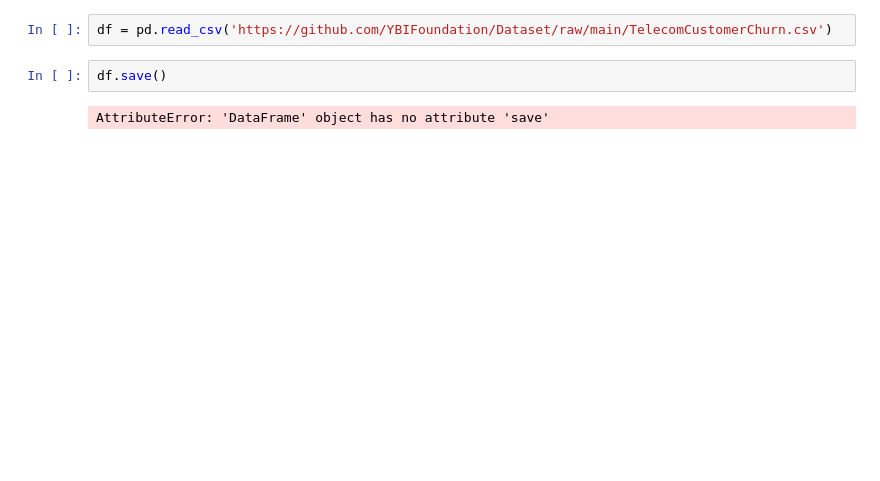
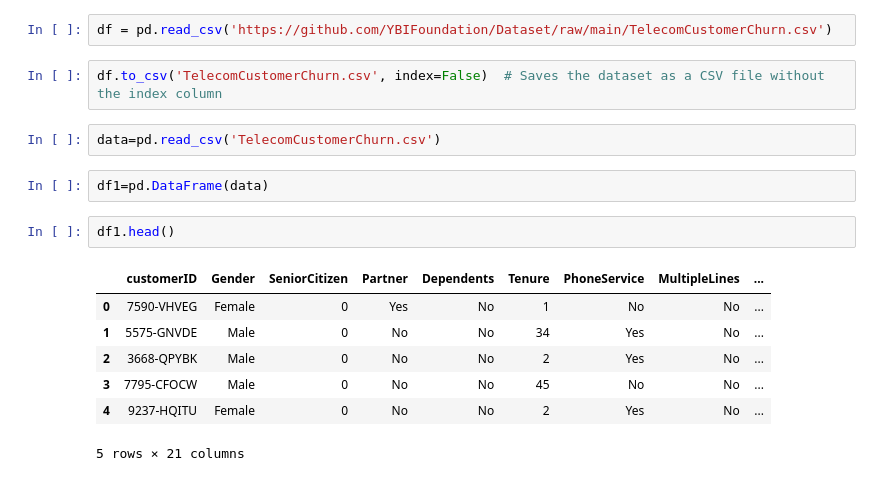
Before and after one commit to nirajkark/Complete_Datascience, a Jupyter notebook: Customer Churn Prediction/main.ipynb, the cells around one changed output. Drawn from its saved outputs; the diff is of its cells as text; blank space fills up the shorter version.

Commit message:
preprocessed and cleaned the data

```diff
--- a/Customer Churn Prediction/main.ipynb
+++ b/Customer Churn Prediction/main.ipynb
@@ -8,6 +6,18 @@ Matplotlib is building the font cache; this may take a moment.
 # %%
 df = pd.read_csv('https://github.com/YBIFoundation/Dataset/raw/main/TelecomCustomerChurn.csv')
-# %%
-df.save()
-# %% [output]
-AttributeError: 'DataFrame' object has no attribute 'save'
+# %%
+df.to_csv('TelecomCustomerChurn.csv', index=False)  # Saves the dataset as a CSV file without the index column
+# %%
+data=pd.read_csv('TelecomCustomerChurn.csv')
+# %%
+df1=pd.DataFrame(data)
+# %%
+df1.head()
+# %% [output]
+|  | customerID | Gender | SeniorCitizen | Partner | Dependents | Tenure | PhoneService | MultipleLines | ... |
+| 0 | 7590-VHVEG | Female | 0 | Yes | No | 1 | No | No | ... |
+| 1 | 5575-GNVDE | Male | 0 | No | No | 34 | Yes | No | ... |
+| 2 | 3668-QPYBK | Male | 0 | No | No | 2 | Yes | No | ... |
+| 3 | 7795-CFOCW | Male | 0 | No | No | 45 | No | No | ... |
+| 4 | 9237-HQITU | Female | 0 | No | No | 2 | Yes | No | ... |
+5 rows × 21 columns
```
Also changed, not shown: parts of 32 cells of this notebook.
